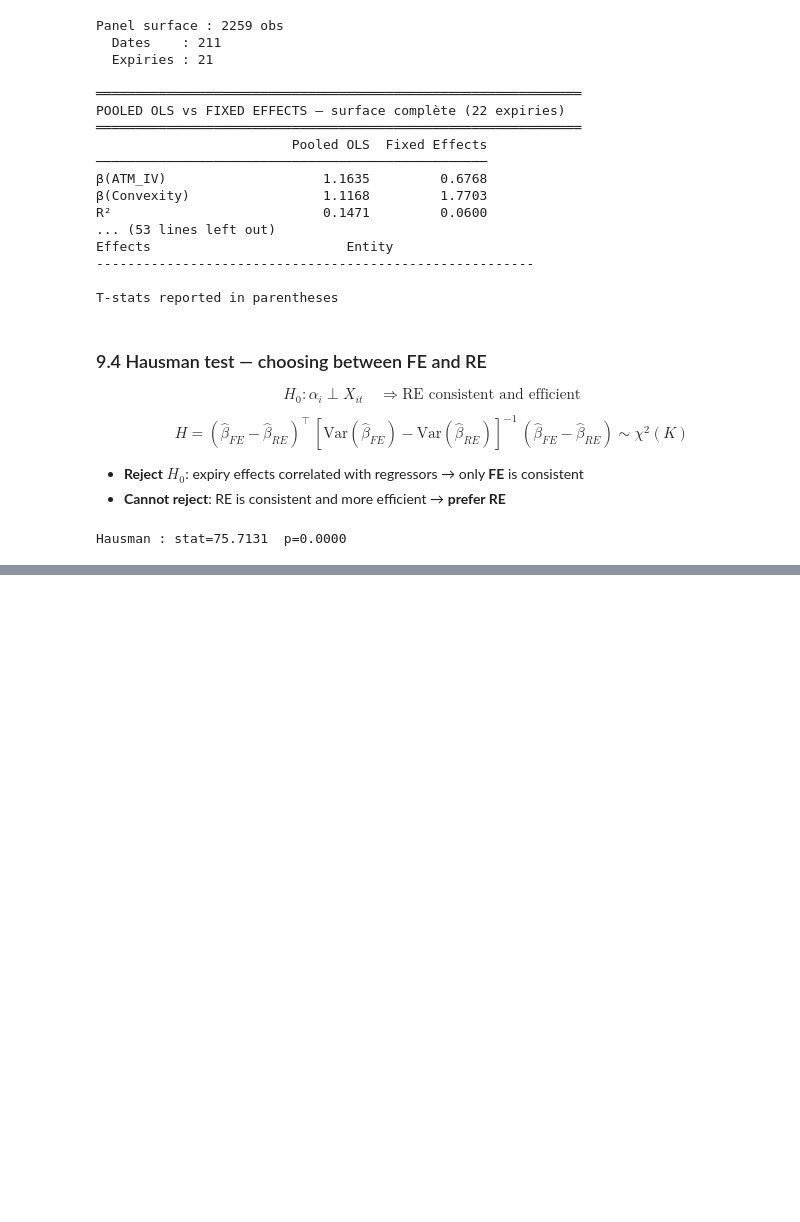
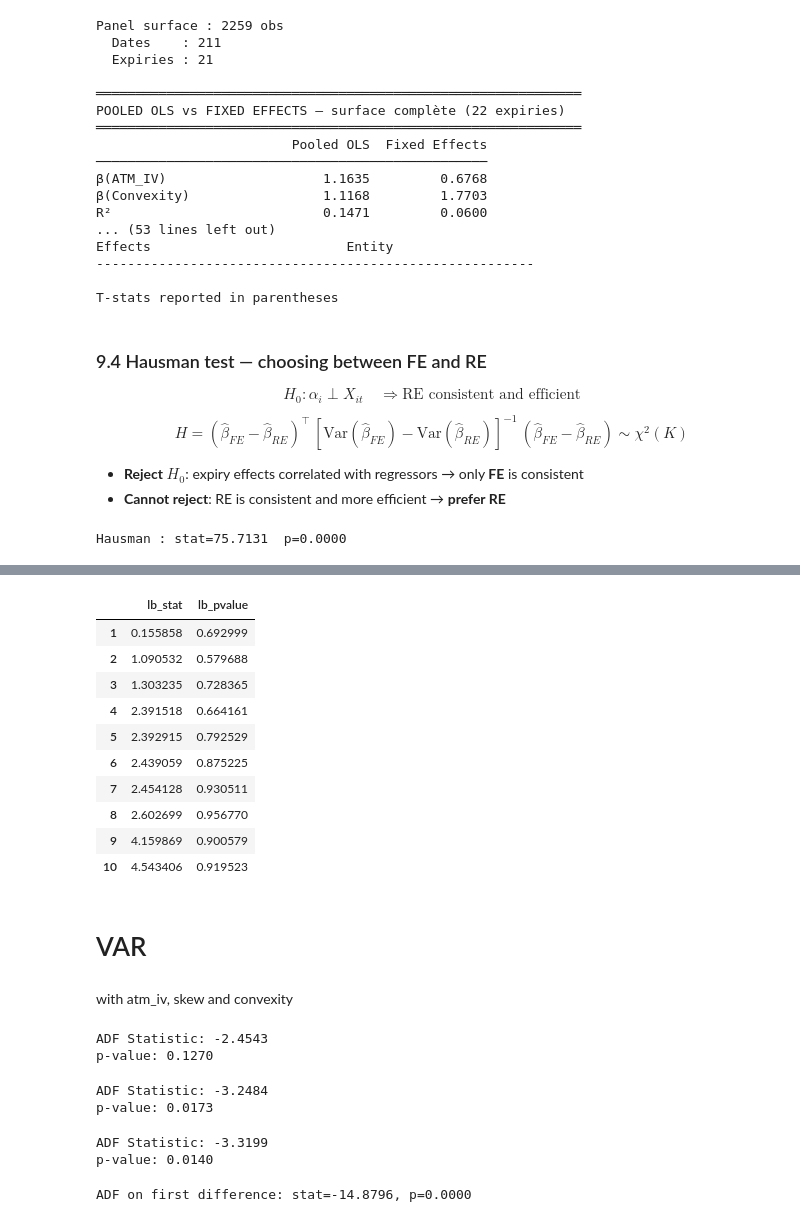
Before and after one commit to GabrielDelhay/Econometrics-project, a Jupyter notebook: SPX_Volatility_Project.ipynb, the cells around one changed output, grey strips where cells are left out. Cells and saved outputs as stored; diff of their text form; code cells hidden in the pictures; blank space fills up the shorter version.

```diff
--- a/SPX_Volatility_Project.ipynb
+++ b/SPX_Volatility_Project.ipynb
@@ -994,0 +1041,3 @@ Hausman : stat=75.7131  p=0.0000
+# %%
+model = ARIMA(reg['atm_iv'].dropna(), order=(best_p,1,best_q)).fit()
+print(model.summary())
@@ -994,0 +1062,58 @@ Hausman : stat=75.7131  p=0.0000
+# %%
+# ljung-box test : check that autocorr is low
+from statsmodels.stats.diagnostic import acorr_ljungbox
+acorr_ljungbox(model.resid, lags=10)
+# %% [output]
+|  | lb_stat | lb_pvalue |
+| 1 | 0.155858 | 0.692999 |
+| 2 | 1.090532 | 0.579688 |
+| 3 | 1.303235 | 0.728365 |
+| 4 | 2.391518 | 0.664161 |
+| 5 | 2.392915 | 0.792529 |
+| 6 | 2.439059 | 0.875225 |
+| 7 | 2.454128 | 0.930511 |
+| 8 | 2.602699 | 0.956770 |
+| 9 | 4.159869 | 0.900579 |
+| 10 | 4.543406 | 0.919523 |
+# %% [markdown]
+# VAR
+# %% [markdown]
+with atm_iv, skew and convexity
+# %%
+# stationnarity
+
+from statsmodels.tsa.stattools import adfuller
+result = adfuller(reg['atm_iv'].dropna())
+print(f"ADF Statistic: {result[0]:.4f}")
+print(f"p-value: {result[1]:.4f}")
+# %% [output]
+ADF Statistic: -2.4543
+p-value: 0.1270
+# %%
+# stationnarity
+
+from statsmodels.tsa.stattools import adfuller
+result = adfuller(reg['skew'].dropna())
+print(f"ADF Statistic: {result[0]:.4f}")
+print(f"p-value: {result[1]:.4f}")
+# %% [output]
+ADF Statistic: -3.2484
+p-value: 0.0173
+# %%
+# stationnarity
+
+from statsmodels.tsa.stattools import adfuller
+result = adfuller(reg['convexity'].dropna())
+print(f"ADF Statistic: {result[0]:.4f}")
+print(f"p-value: {result[1]:.4f}")
+# %% [output]
+ADF Statistic: -3.3199
+p-value: 0.0140
+# %%
+# correction of stationnarity for atm_iv, skew and convexity are ok
+
+atm_iv_diff = reg['atm_iv'].dropna().diff().dropna()
+result_diff = adfuller(atm_iv_diff)
+print(f"ADF on first difference: stat={result_diff[0]:.4f}, p={result_diff[1]:.4f}")
+# %% [output]
+ADF on first difference: stat=-14.8796, p=0.0000
```
Also changed, not shown: parts of 13 cells of this notebook.
